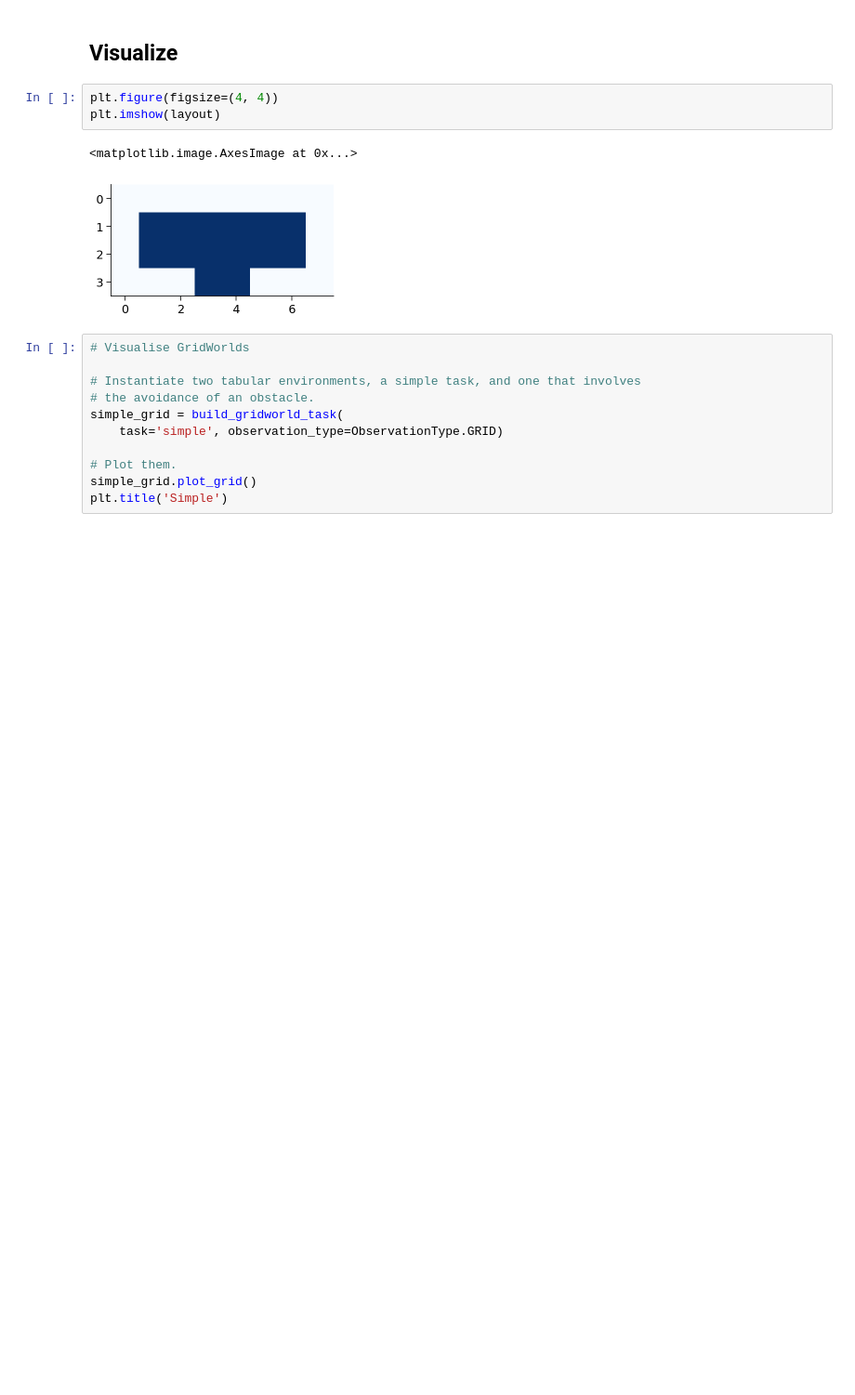
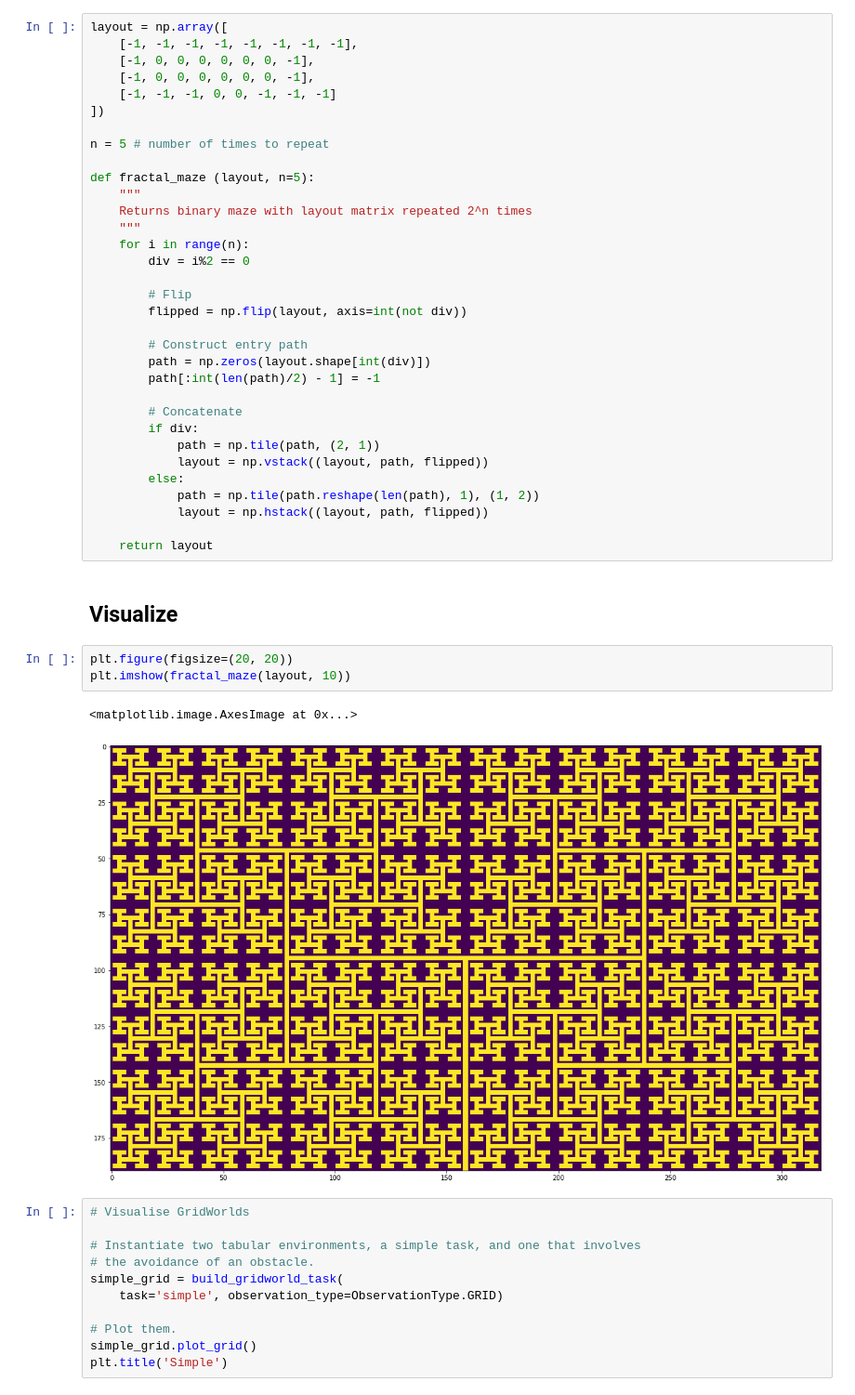
Before and after one commit to RajanDasgupta/agent-azur, a Jupyter notebook: maze/make_maze.ipynb, the cells around one changed output. Shown at 93% size. Saved outputs shown, nothing was run; the diff lists cells and outputs as text; blank space fills up the shorter version.

Commit message:
Fractal maze

```diff
--- a/maze/make_maze.ipynb
+++ b/maze/make_maze.ipynb
@@ -553,11 +552,44 @@ layout = np.array([
+# %%
+layout = np.array([
+    [-1, -1, -1, -1, -1, -1, -1, -1],
+    [-1, 0, 0, 0, 0, 0, 0, -1],
+    [-1, 0, 0, 0, 0, 0, 0, -1],
+    [-1, -1, -1, 0, 0, -1, -1, -1]
+])
+
+n = 5 # number of times to repeat
+
+def fractal_maze (layout, n=5):
+    """
+    Returns binary maze with layout matrix repeated 2^n times
+    """
+    for i in range(n):
+        div = i%2 == 0
+
+        # Flip
+        flipped = np.flip(layout, axis=int(not div))
+
+        # Construct entry path
+        path = np.zeros(layout.shape[int(div)])
+        path[:int(len(path)/2) - 1] = -1
+
+        # Concatenate
+        if div:
+            path = np.tile(path, (2, 1))
+            layout = np.vstack((layout, path, flipped))
+        else:
+            path = np.tile(path.reshape(len(path), 1), (1, 2))
+            layout = np.hstack((layout, path, flipped))
+
+    return layout
 # %% [markdown]
 ## Visualize
 # %%
-plt.figure(figsize=(4, 4))
-plt.imshow(layout)
+plt.figure(figsize=(20, 20))
+plt.imshow(fractal_maze(layout, 10))
 # %% [output]
 <matplotlib.image.AxesImage at 0x...>
-[figure, old version]
+[figure, new version]
 # %%
 # Visualise GridWorlds
 
```
Also changed, not shown: parts of 4 cells of this notebook, 1 other file.
